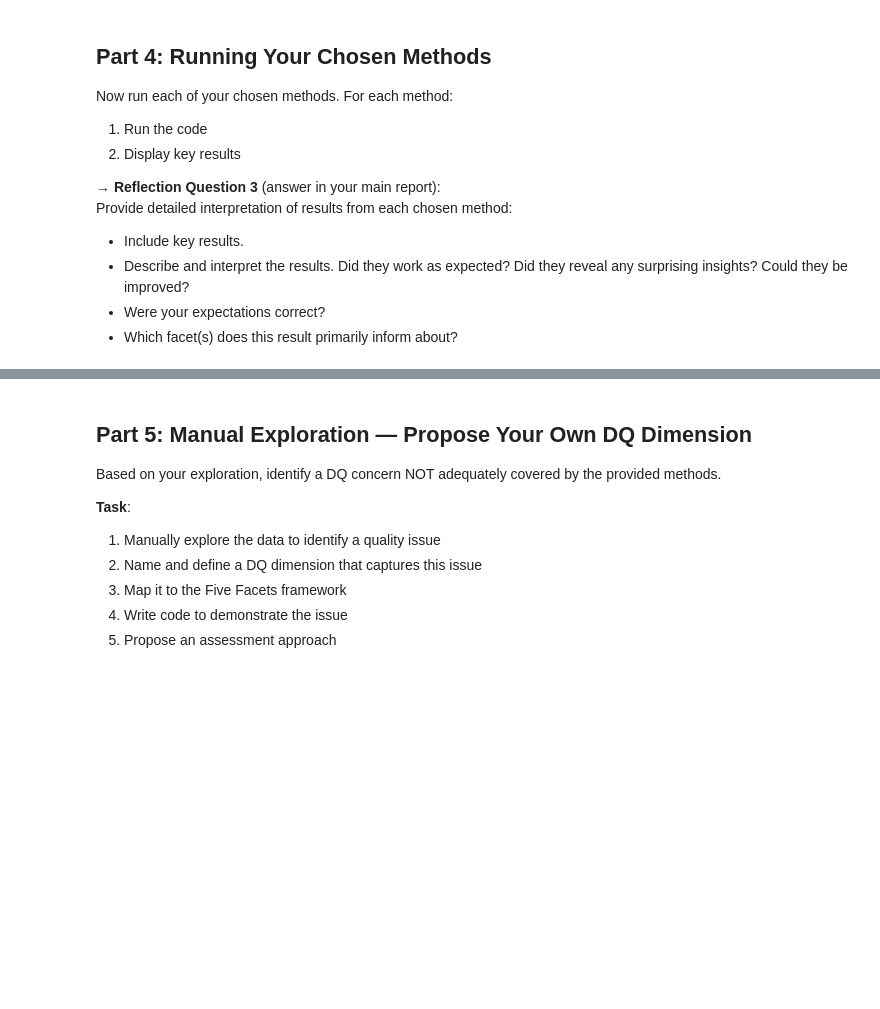
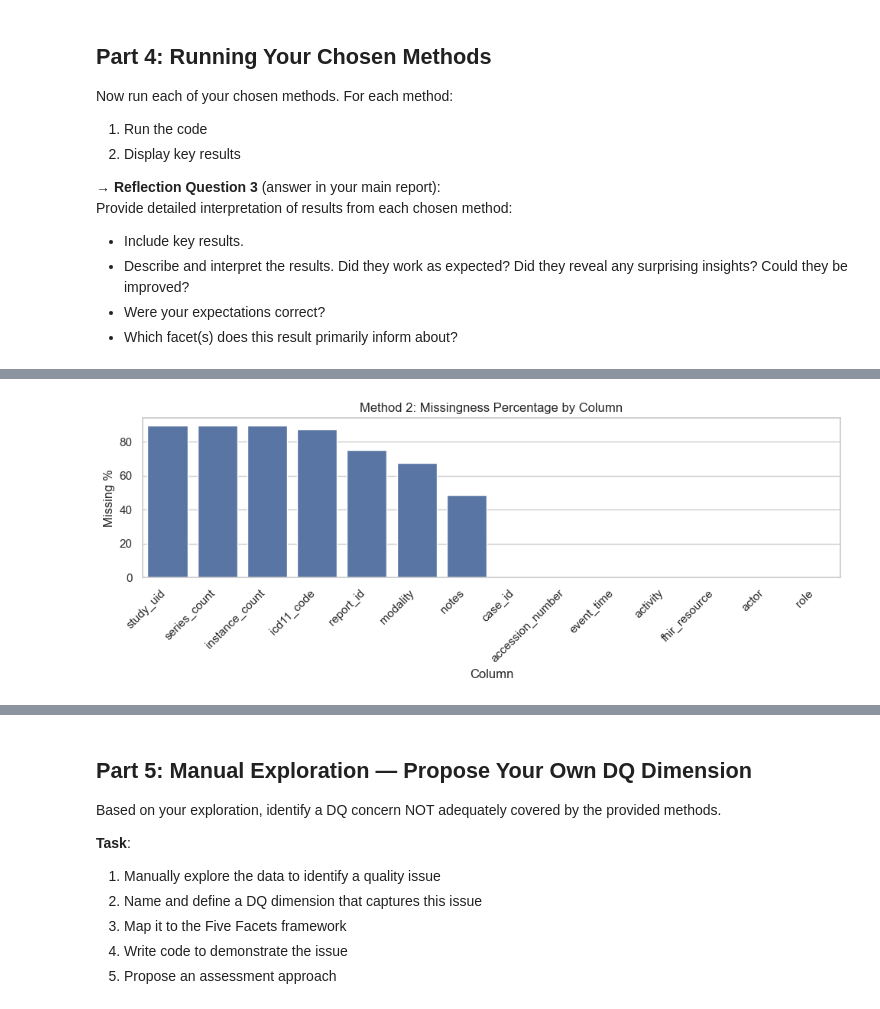
Before and after one commit to Jegerchristiank/Assignment-2, a Jupyter notebook: afleveringsfiler/assignment.ipynb, the cells around one changed output, grey strips where cells are left out. Cells and saved outputs as stored; diff of their text form; code cells hidden in the pictures; blank space fills up the shorter version.

```diff
--- a/afleveringsfiler/assignment.ipynb
+++ b/afleveringsfiler/assignment.ipynb
@@ -77,11 +85,9 @@ def resolve_log_file() -> str:
 
 LOG_FILE = resolve_log_file()
 # %%
-def load_event_log(filepath: str) -> pd.DataFrame:
+def load_event_log(filepath: Path) -> pd.DataFrame:
     """
     Load CSV and parse event_time as datetime.
-
-    Hint: Use pd.read_csv() and pd.to_datetime()
     """
     df = pd.read_csv(filepath)
     df['event_time'] = pd.to_datetime(df['event_time'])
@@ -89,9 +95,10 @@ def load_event_log(filepath: str) -> pd.DataFrame:
 
 # Load the data
 df = load_event_log(LOG_FILE)
-print(f"Loaded {len(df)} events across {df['case_id'].nunique()} cases")
-print(f"Time range: {df['event_time'].min()} to {df['event_time'].max()}")
-df.head()
+print(f'Loaded {len(df)} events across {df["case_id"].nunique()} cases')
+print(f'Time range: {df["event_time"].min()} to {df["event_time"].max()}')
+print(f'Using file: {LOG_FILE}')
+display(df.head())
 # %% [output]
 Loaded 150 events across 17 cases
 Time range: 2026-01-12 07:45:00 to 2026-01-13 08:46:00
@@ -816,18 +892,76 @@ Provide detailed interpretation of results from each chosen method:
 - Were your expectations correct?
 - Which facet(s) does this result primarily inform about?
 # %%
-# Method 2: Completeness — Missing values analysis
-res_m2 = method_2_completeness_missing_values(df)
+# Part 3 + Part 4 (Method 1 chosen run)
 
-print("=== Method 2: Completeness — Missing Values ===")
-print("Missing counts (NaN):")
-for col, count in res_m2['missing_counts'].items():
-    print(f"  {col}: {count}")
+method_selection_df = pd.DataFrame([
+    {
+        'Method': 'Method 2: Completeness - Missing Values',
+        'DQ Dimension': 'Completeness',
+        'Primary Facets': 'Data, Source, System',
+        'Relevant RQ(s)': 'RQ1, RQ2, RQ3',
+        'Why chosen': 'Baseline check before any downstream analysis',
+        'Expected findings': 'High missingness in optional metadata fields'
+    },
+    {
+        'Method': 'Method 6: Representativity - Comprehensive',
+        'DQ Dimension': 'Representativity',
+        'Primary Facets': 'Data, Task, Human',
+        'Relevant RQ(s)': 'RQ1, RQ3',
+        'Why chosen': 'Checks whether urgency and temporal coverage are balanced',
+        'Expected findings': 'Skew toward urgent/daytime cases'
+    },
+    {
+        'Method': 'Method 8: Critical Communication Conformance',
+        'DQ Dimension': 'Timeliness / Conformance',
+        'Primary Facets': 'Task, System, Human',
+        'Relevant RQ(s)': 'RQ2',
+        'Why chosen': 'Directly tests safety-critical communication timing',
+        'Expected findings': 'Most critical cases pass, but some deviations exist'
+    },
+    {
+        'Method': 'Method 10: Turnaround Time + Batch Logging',
+        'DQ Dimension': 'Timeliness + Credibility',
+        'Primary Facets': 'Data, System, Task',
+        'Relevant RQ(s)': 'RQ1',
+        'Why chosen': 'Connects bottleneck metrics to timestamp reliability',
+        'Expected findings': 'Batch logging inflates confidence in raw TAT values'
+    },
+    {
+        'Method': 'Method 11: Workload Distribution',
+        'DQ Dimension': 'Representativity / Human workload',
+        'Primary Facets': 'Human, Task, System',
+        'Relevant RQ(s)': 'RQ1, RQ3',
+        'Why chosen': 'Reveals concentration patterns across actors/roles',
+        'Expected findings': 'Uneven workload concentration by role/actor'
+    },
+])
 
-print("\nHidden/placeholder values (if any):")
-if res_m2['potential_placeholders']:
-    for col, count in res_m2['potential_placeholders'].items():
-        print(f"  {col}: {count}")
+print('=== Part 3: Selected Methods and Justification Table ===')
+display(method_selection_df)
+
+results_2 = method_2_completeness_missing_values(df)
+print('\n=== Method 2: Completeness - Missing Values ===')
+
+missing_counts_s = pd.Series(results_2['missing_counts']).sort_values(ascending=False)
+missing_table = pd.DataFrame({
+    'missing_count': missing_counts_s,
+    'missing_pct': (missing_counts_s / len(df) * 100).round(2),
+})
+display(missing_table[missing_table['missing_count'] > 0])
+
+plt.figure(figsize=(10, 4))
+plot_data = missing_table.reset_index().rename(columns={'index': 'column'})
+sns.barplot(data=plot_data, x='column', y='missing_pct', color='#4C72B0')
+plt.title('Method 2: Missingness Percentage by Column')
+plt.xlabel('Column')
+plt.ylabel('Missing %')
+plt.xticks(rotation=45, ha='right')
+plt.tight_layout()
+plt.show()
+
+if results_2['potential_placeholders']:
+    print('Potential placeholder values found:', results_2['potential_placeholders'])
 else:
-    print("  None detected in configured placeholder list.")
+    print('No placeholder patterns detected among configured placeholder tokens.')
 # %% [output]
@@ -856,0 +988 @@ See https://pandas.pydata.org/docs/user_guide/migration-3-strings.html#string-mi
+[figure, added]
```
Also changed, not shown: parts of 15 cells of this notebook, 10 other files.
